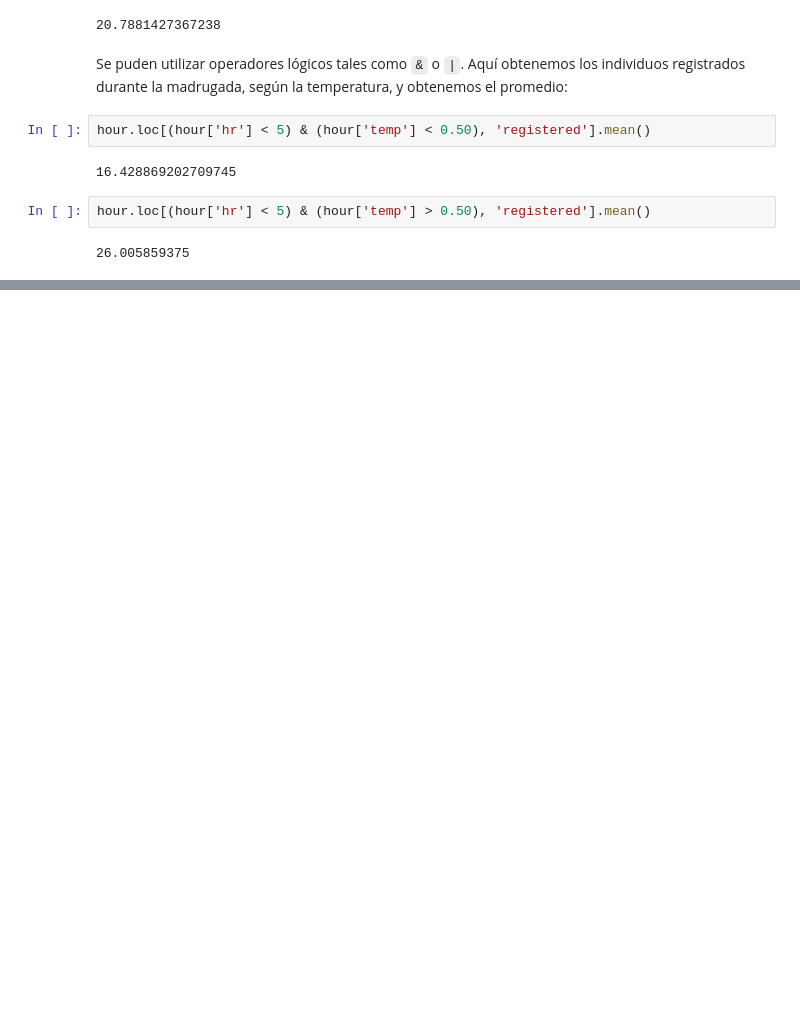
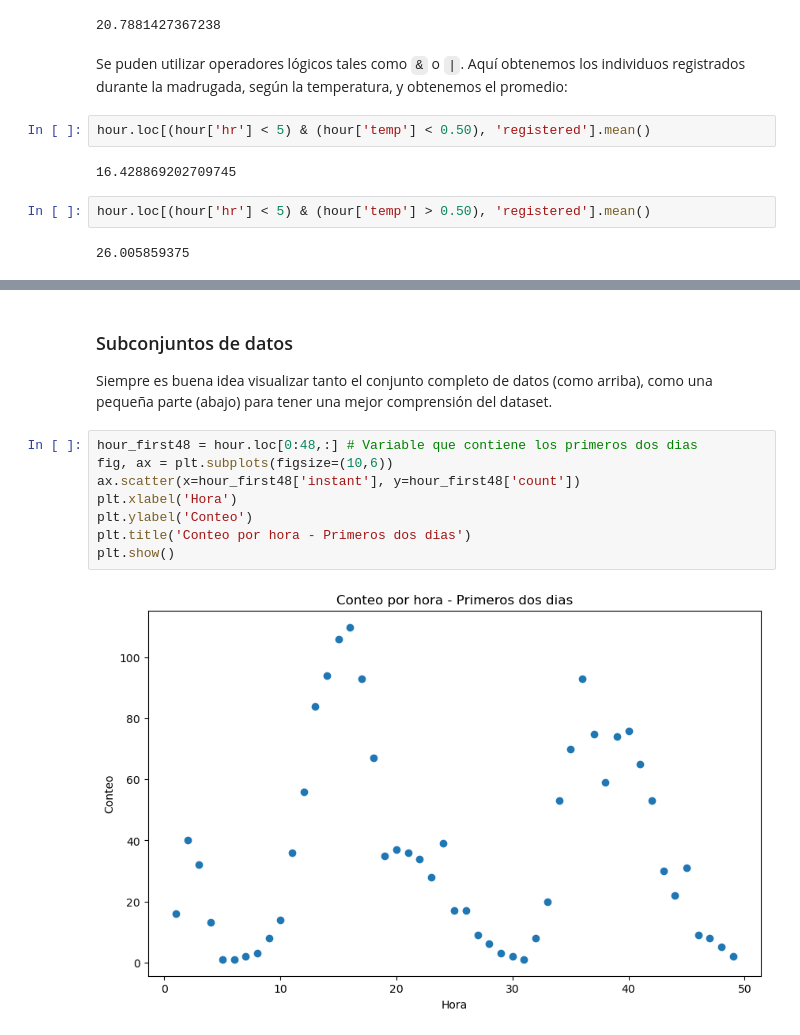
Before and after one commit to abrahambarrer/data_science-roadmap, a Jupyter notebook: notebooks_2/ch1/exploratory_analysis.ipynb, the cells around one changed output, grey strips where cells are left out. Saved outputs shown, nothing was run; the diff lists cells and outputs as text; blank space fills up the shorter version.

```diff
--- a/notebooks_2/ch1/exploratory_analysis.ipynb
+++ b/notebooks_2/ch1/exploratory_analysis.ipynb
@@ -88,0 +168,13 @@ hour.loc[(hour['hr'] < 5) & (hour['temp'] > 0.50), 'registered'].mean()
+# %% [markdown]
+### Subconjuntos de datos
+Siempre es buena idea visualizar tanto el conjunto completo de datos (como arriba), como una pequeña parte (abajo) para tener una mejor comprensión del dataset.
+# %%
+hour_first48 = hour.loc[0:48,:] # Variable que contiene los primeros dos dias
+fig, ax = plt.subplots(figsize=(10,6))
+ax.scatter(x=hour_first48['instant'], y=hour_first48['count'])
+plt.xlabel('Hora')
+plt.ylabel('Conteo')
+plt.title('Conteo por hora - Primeros dos dias')
+plt.show()
+# %% [output]
+[figure, added]
```
Also changed, not shown: parts of 25 cells of this notebook, 1 other file.
